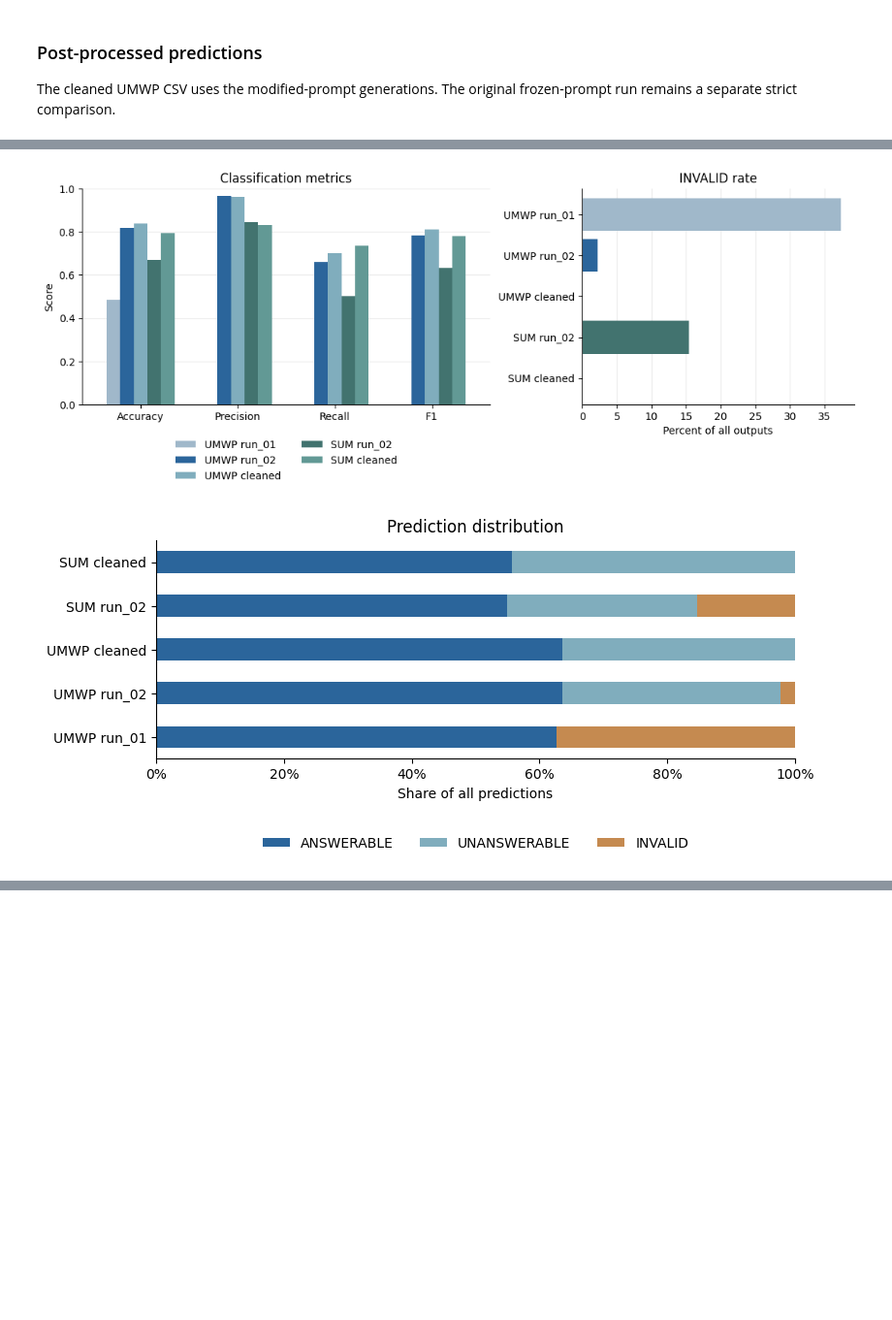
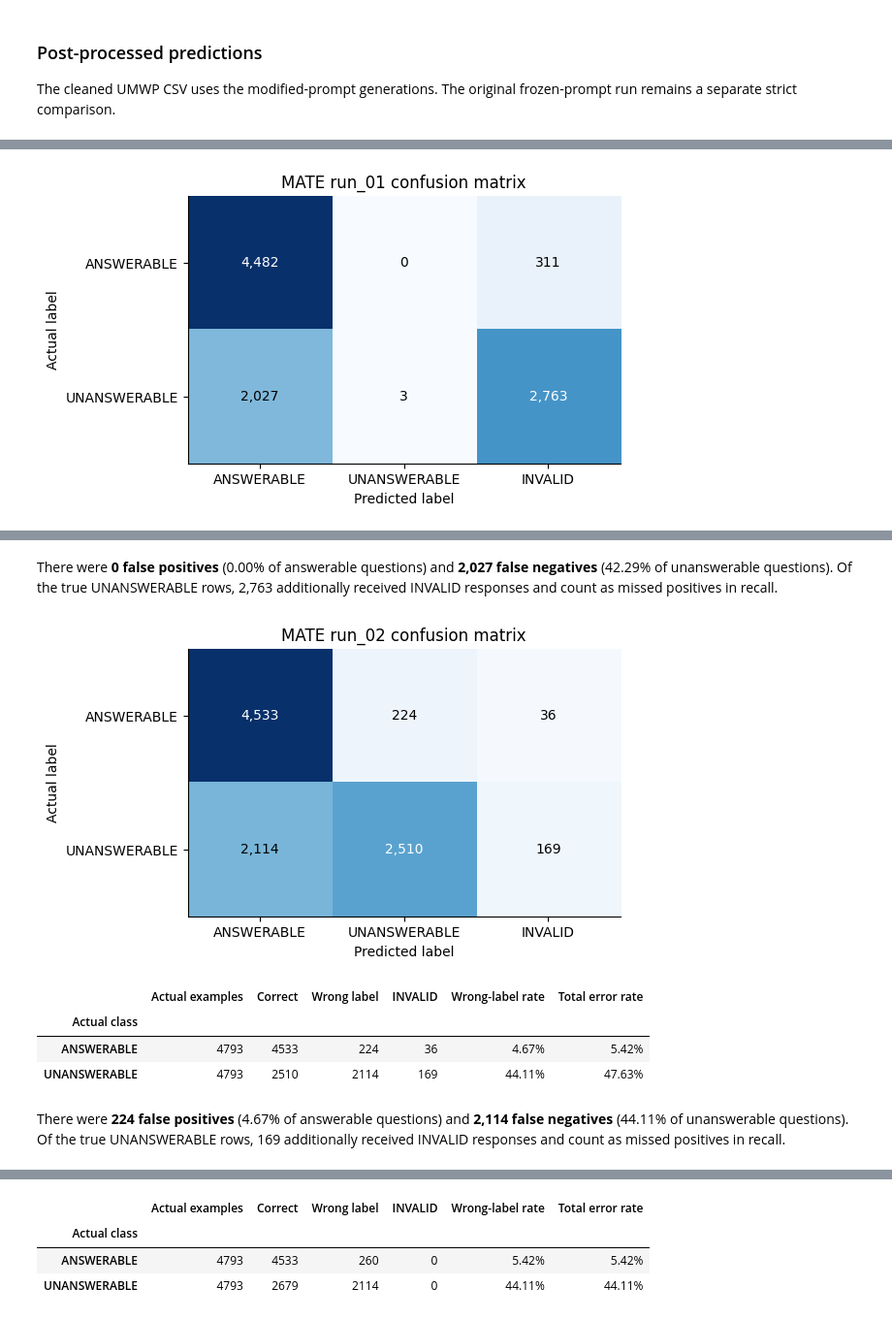
Before and after one commit to Janissary09/CDS1092_NLP_Project, a Jupyter notebook: notebooks/11_phi4_evaluation_analysis.ipynb, the cells around one changed output, grey strips where cells are left out. Shown at 97% size. Cells and saved outputs as stored; diff of their text form; code cells hidden in the pictures; blank space fills up the shorter version.

```diff
--- a/notebooks/11_phi4_evaluation_analysis.ipynb
+++ b/notebooks/11_phi4_evaluation_analysis.ipynb
@@ -236,20 +276,11 @@ The strict parser evaluates output-format compliance as well as classification.
 # %%
 policy = sum_strict[0]['invalid_output_policy']
-if any(run[0]['invalid_output_policy'] != policy for run in (umwp_original, umwp_strict)):
+if any(run[0]['invalid_output_policy'] != policy for run in (umwp_original, umwp_strict, mate_original, mate_strict)):
     raise ValueError('Saved runs disagree on the invalid-output policy')
 display(Markdown('**Recorded scoring policy.** ' + policy))
 
 
-def show_evaluation(name, metrics, matrix, *, cleaned=False):
-    summary = {
-        'Examples': f"{metrics['num_examples']:,}",
-        **{label: f'{metrics[key]:.6f}' for label, key in METRICS.items()},
-        'Invalid outputs': f"{metrics['num_invalid']:,} ({metrics['invalid_rate']:.2%})",
-    }
-    display(pd.DataFrame([summary], index=pd.Index([name], name='Dataset')))
-
-    if cleaned:
-        matrix = matrix[LABELS]
+def show_evaluation(name, matrix):
     fig, ax = plt.subplots(figsize=(6, 3.5), layout='constrained')
     values = matrix.to_numpy()
     limit = values.max()
@@ -324,8 +355,8 @@ def show_examples(predictions, identifier):
 
 
 def show_run(name, evaluation, *, cleaned=False):
-    metrics, matrix, _ = evaluation
-    show_evaluation(name, metrics, matrix, cleaned=cleaned)
+    _, matrix, _ = evaluation
+    show_evaluation(name, matrix)
     show_class_errors(matrix)
     if not cleaned:
         display(Markdown(interpret_errors(matrix)))
@@ -455,45 +471,8 @@ Accuracy, INVALID rate, and prediction shares use each run's full dataset as the
 # %%
-evaluations = {
-    'UMWP run_01': umwp_original[:2],
-    'UMWP run_02': umwp_strict[:2],
-    'UMWP cleaned': umwp_cleaned[:2],
-    'SUM run_02': sum_strict[:2],
-    'SUM cleaned': sum_cleaned[:2],
-}
-metric_rates = pd.DataFrame({
-    name: {label: metrics[key] for label, key in METRICS.items()}
-    for name, (metrics, _) in evaluations.items()
-})
-metric_rates.index = ['Accuracy', 'Precision', 'Recall', 'F1']
-invalid_rates = pd.Series({name: metrics['invalid_rate'] for name, (metrics, _) in evaluations.items()})
-prediction_counts = pd.DataFrame({
-    name: matrix.sum(axis=0) for name, (_, matrix) in evaluations.items()
-}).T
-prediction_shares = prediction_counts.div(prediction_counts.sum(axis=1), axis=0)
-display((prediction_counts.astype(str) + ' (' + prediction_shares.map('{:.2%}'.format) + ')')
-        .rename_axis('Dataset'))
-
-colors = ['#a0b8ca', '#2b659b', '#80adbd', '#42736f', '#629995']
-fig, (ax_metrics, ax_invalid) = plt.subplots(
-    1, 2, figsize=(11, 4.3), width_ratios=[3, 2], layout='constrained',
-)
-metric_rates.plot.bar(ax=ax_metrics, color=colors, rot=0, width=0.7)
-ax_metrics.set(ylim=(0, 1), ylabel='Score', title='Classification metrics')
-ax_metrics.legend(frameon=False, loc='upper center', bbox_to_anchor=(0.5, -0.12), ncol=2)
-ax_invalid.barh(invalid_rates.index, invalid_rates * 100, color=colors)
-ax_invalid.invert_yaxis()
-ax_invalid.set(xlabel='Percent of all outputs', title='INVALID rate')
-for ax in (ax_metrics, ax_invalid):
-    ax.set_axisbelow(True)
-    ax.grid(axis='y' if ax is ax_metrics else 'x', alpha=0.25)
-plt.show()
-plt.close(fig)
-
-fig, ax = plt.subplots(figsize=(8, 3.5), layout='constrained')
-prediction_shares.plot.barh(ax=ax, stacked=True, color=['#2b659b', '#80adbd', '#c58a50'])
-ax.set(xlim=(0, 1), xlabel='Share of all predictions', ylabel='', title='Prediction distribution')
-ax.xaxis.set_major_formatter(plt.matplotlib.ticker.PercentFormatter(xmax=1))
-ax.legend(loc='upper center', bbox_to_anchor=(0.5, -0.3), ncol=3, frameon=False)
-plt.show()
-plt.close(fig)
+show_run('MATE run_01', mate_original)
+show_run('MATE run_02', mate_strict)
+show_examples(mate_strict[2], 'id')
+show_run('MATE run_02_cleaned', mate_cleaned, cleaned=True)
+show_cleaning_effect(mate_strict, mate_cleaned)
 # %% [output]
+[figure, new version]
@@ -507,2 +483,7 @@ plt.close(fig)
-[figure, old version]
+There were **0 false positives** (0.00% of answerable questions) and **2,027 false negatives** (42.29% of unanswerable questions). Of the true UNANSWERABLE rows, 2,763 additionally received INVALID responses and count as missed positives in recall.
-[figure, old version]
+[figure, new version]
+|  | Actual examples | Correct | Wrong label | INVALID | Wrong-label rate | Total error rate |
+| Actual class |  |  |  |  |  |  |
+| ANSWERABLE | 4793 | 4533 | 224 | 36 | 4.67% | 5.42% |
+| UNANSWERABLE | 4793 | 2510 | 2114 | 169 | 44.11% | 47.63% |
+There were **224 false positives** (4.67% of answerable questions) and **2,114 false negatives** (44.11% of unanswerable questions). Of the true UNANSWERABLE rows, 169 additionally received INVALID responses and count as missed positives in recall.
@@ -508,0 +496,4 @@ plt.close(fig)
+|  | Actual examples | Correct | Wrong label | INVALID | Wrong-label rate | Total error rate |
+| Actual class |  |  |  |  |  |  |
+| ANSWERABLE | 4793 | 4533 | 260 | 0 | 5.42% | 5.42% |
+| UNANSWERABLE | 4793 | 2679 | 2114 | 0 | 44.11% | 44.11% |
```
Also changed, not shown: parts of 17 cells of this notebook, 10 other files.
